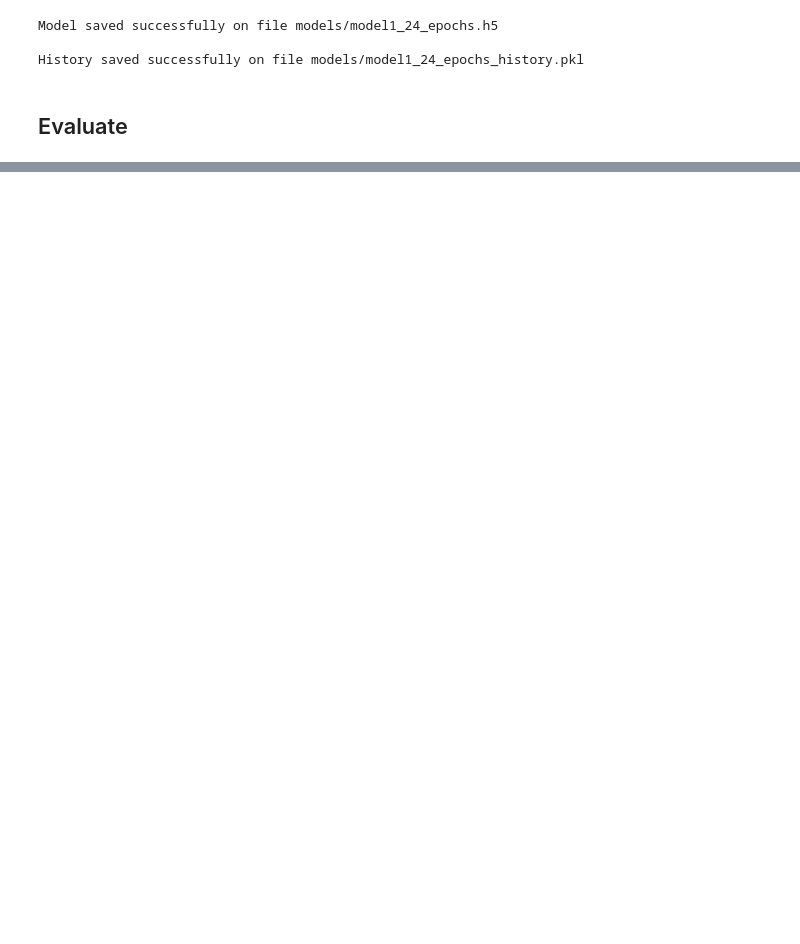
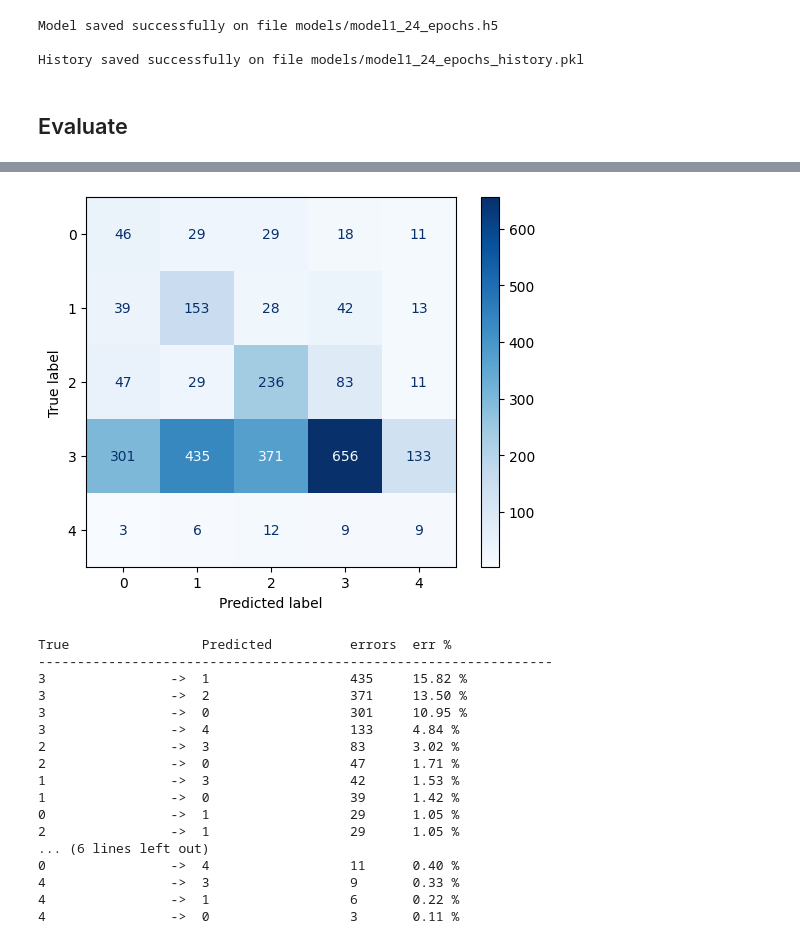
Before and after one commit to Gshuya/GymCarCNNClassifier, a Jupyter notebook: HW2.ipynb, the cells around one changed output, grey strips where cells are left out. Cells and saved outputs as stored; diff of their text form; code cells hidden in the pictures; blank space fills up the shorter version.

```diff
--- a/HW2.ipynb
+++ b/HW2.ipynb
@@ -321,8 +325,8 @@ Your kernel may have been built without NUMA support.
 # %%
 val_steps=test_generator.n//test_generator.batch_size+1
 print(val_steps)
-loss, acc = model.evaluate(test_generator,verbose=1,steps=val_steps)
-pred = model.predict(test_generator,verbose=1,steps=val_steps).argmax(axis=1)
+loss, acc = model1.evaluate(test_generator,verbose=1,steps=val_steps)
+pred = model1.predict(test_generator,verbose=1,steps=val_steps).argmax(axis=1)
 #print(pred)
 print('Test loss: %f' %loss)
 print('Test accuracy: %f' %acc)
@@ -393,0 +542,9 @@ True                 Predicted          errors  err %
+# %%
+val_steps=test_generator.n//test_generator.batch_size+1
+print(val_steps)
+loss, acc = composite_model.evaluate(test_generator,verbose=1,steps=val_steps)
+pred = composite_model.predict(test_generator,verbose=1,steps=val_steps).argmax(axis=1)
+#print(pred)
+print('Test loss: %f' %loss)
+print('Test accuracy: %f' %acc)
+print(classification_report(test_generator.classes, pred, target_names=classnames,digits=4))
@@ -393,0 +568,41 @@ True                 Predicted          errors  err %
+# %%
+ytest = test_generator.classes
+cm = confusion_matrix(ytest, pred)
+disp = ConfusionMatrixDisplay(confusion_matrix=cm,display_labels=classnames)
+disp.plot(cmap=plt.cm.Blues)
+plt.show()
+
+
+conf = [] # data structure for confusions: list of (i,j,cm[i][j])
+for i in range(0,cm.shape[0]):
+  for j in range(0,cm.shape[1]):
+    if (i!=j and cm[i][j]>0):
+      conf.append([i,j,cm[i][j]])
+
+col=2
+conf = np.array(conf)
+conf = conf[np.argsort(-conf[:,col])]  # decreasing order by 3-rd column (i.e., cm[i][j])
+
+print('%-16s     %-16s  \t%s \t%s ' %('True','Predicted','errors','err %'))
+print('------------------------------------------------------------------')
+for k in conf:
+  print('%-16s ->  %-16s  \t%d \t%.2f %% ' %(classnames[k[0]],classnames[k[1]],k[2],k[2]*100.0/test_generator.n))
+# %% [output]
+[figure, added]
+True                 Predicted          errors  err %
+------------------------------------------------------------------
+3                ->  1                  435     15.82 %
+3                ->  2                  371     13.50 %
+3                ->  0                  301     10.95 %
+3                ->  4                  133     4.84 %
+2                ->  3                  83      3.02 %
+2                ->  0                  47      1.71 %
+1                ->  3                  42      1.53 %
+1                ->  0                  39      1.42 %
+0                ->  1                  29      1.05 %
+2                ->  1                  29      1.05 %
+... (6 lines left out)
+0                ->  4                  11      0.40 %
+4                ->  3                  9       0.33 %
+4                ->  1                  6       0.22 %
+4                ->  0                  3       0.11 %
```
Also changed, not shown: parts of 18 cells of this notebook.
